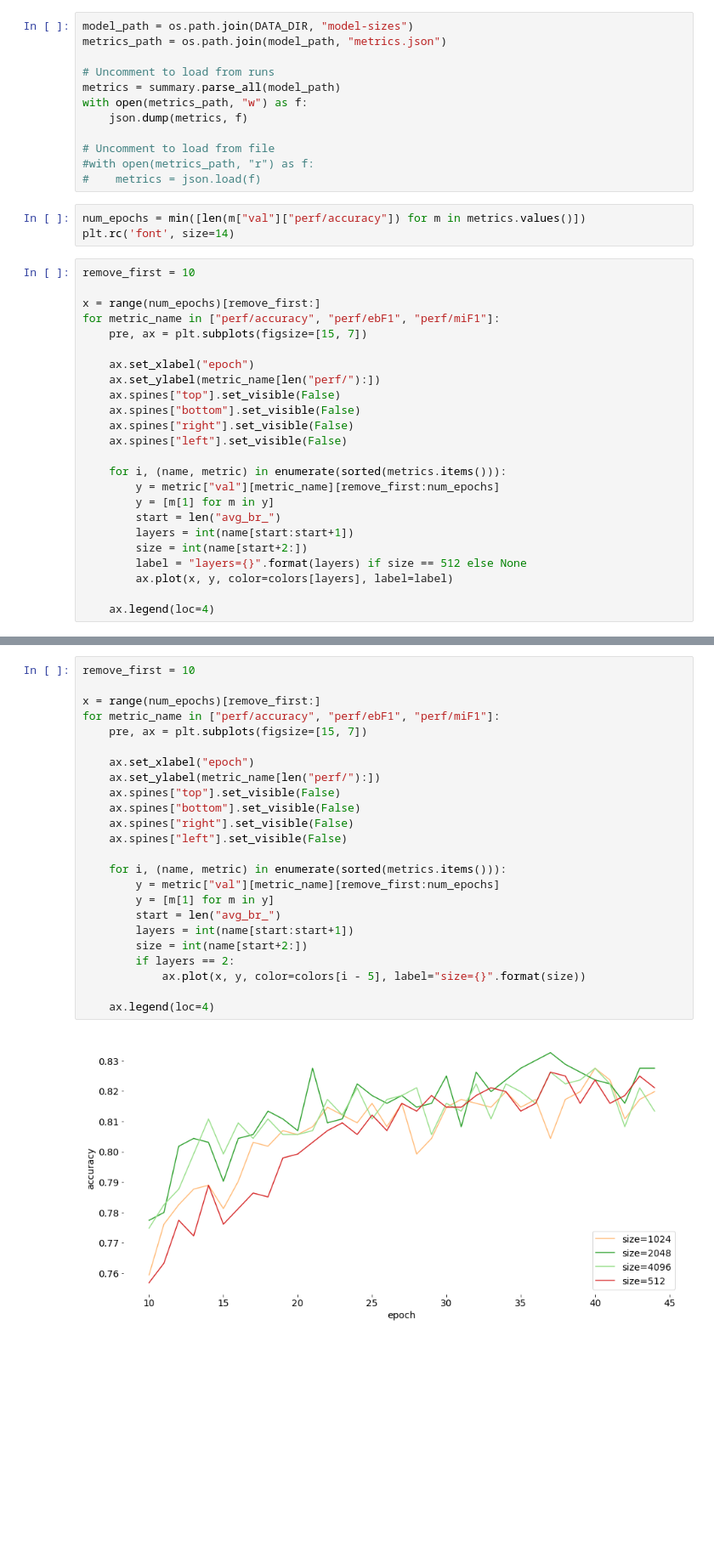
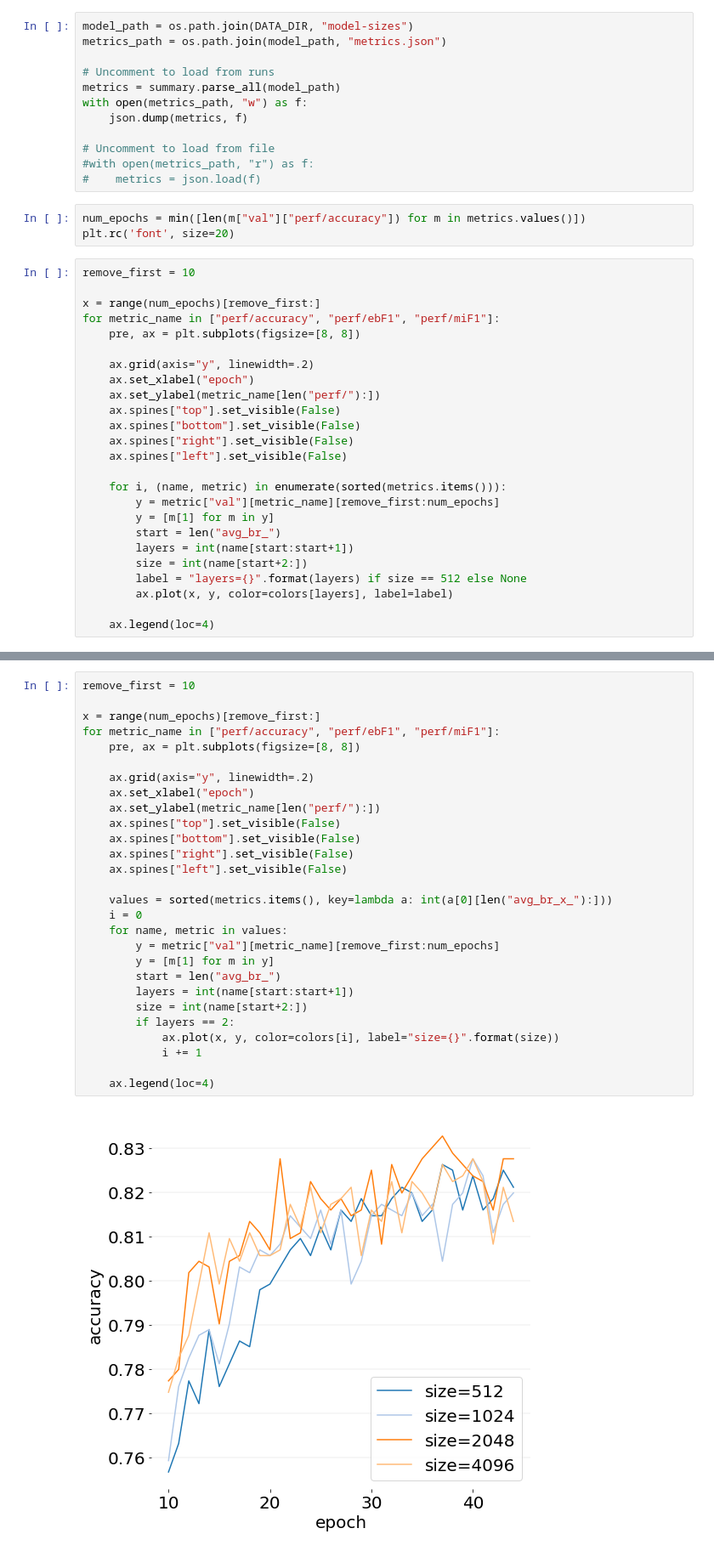
Before and after one commit to jpbottaro/anna, a Jupyter notebook: notebook/text/reuters21578/network-size.ipynb, the cells around one changed output, grey strips where cells are left out. Shown: that part at 85% size. Drawn from its saved outputs; the diff is of its cells as text; blank space fills up the shorter version.

```diff
--- a/notebook/text/reuters21578/network-size.ipynb
+++ b/notebook/text/reuters21578/network-size.ipynb
@@ -68,14 +68,15 @@ with open(metrics_path, "w") as f:
 #    metrics = json.load(f)
 # %%
 num_epochs = min([len(m["val"]["perf/accuracy"]) for m in metrics.values()])
-plt.rc('font', size=14)
+plt.rc('font', size=20)
 # %%
 remove_first = 10
 
 x = range(num_epochs)[remove_first:]
 for metric_name in ["perf/accuracy", "perf/ebF1", "perf/miF1"]:
-    pre, ax = plt.subplots(figsize=[15, 7])
+    pre, ax = plt.subplots(figsize=[8, 8])
 
+    ax.grid(axis="y", linewidth=.2)
     ax.set_xlabel("epoch")
     ax.set_ylabel(metric_name[len("perf/"):])
     ax.spines["top"].set_visible(False)
@@ -100,26 +101,30 @@ for metric_name in ["perf/accuracy", "perf/ebF1", "perf/miF1"]:
 # %%
 remove_first = 10
 
 x = range(num_epochs)[remove_first:]
 for metric_name in ["perf/accuracy", "perf/ebF1", "perf/miF1"]:
-    pre, ax = plt.subplots(figsize=[15, 7])
+    pre, ax = plt.subplots(figsize=[8, 8])
 
+    ax.grid(axis="y", linewidth=.2)
     ax.set_xlabel("epoch")
     ax.set_ylabel(metric_name[len("perf/"):])
     ax.spines["top"].set_visible(False)
     ax.spines["bottom"].set_visible(False)
     ax.spines["right"].set_visible(False)
     ax.spines["left"].set_visible(False)
 
-    for i, (name, metric) in enumerate(sorted(metrics.items())):
+    values = sorted(metrics.items(), key=lambda a: int(a[0][len("avg_br_x_"):]))
+    i = 0
+    for name, metric in values:
         y = metric["val"][metric_name][remove_first:num_epochs]
         y = [m[1] for m in y]
         start = len("avg_br_")
         layers = int(name[start:start+1])
         size = int(name[start+2:])
         if layers == 2:
-            ax.plot(x, y, color=colors[i - 5], label="size={}".format(size))
+            ax.plot(x, y, color=colors[i], label="size={}".format(size))
+            i += 1
 
     ax.legend(loc=4)
 # %% [output]
-[figure, old version]
+[figure, new version]
```
Also changed, not shown: parts of 2 cells of this notebook.
